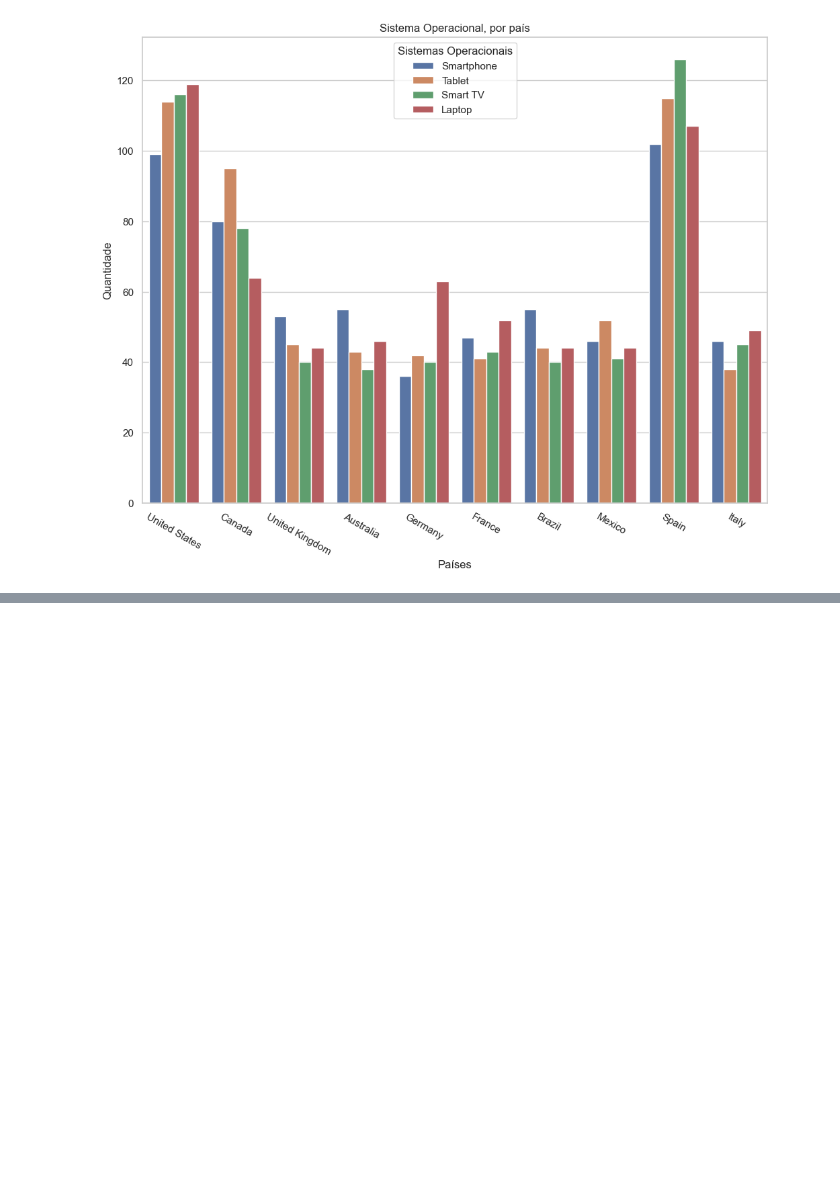
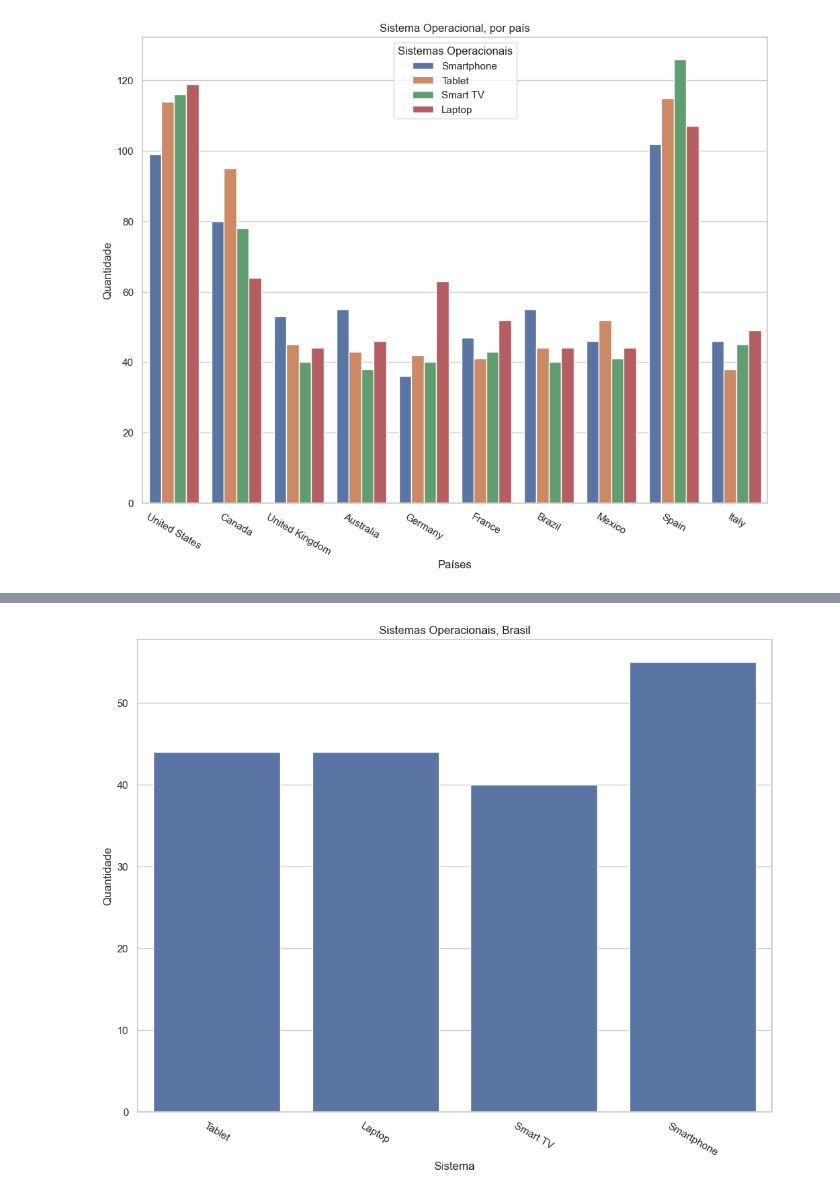
Before and after one commit to reprograma/on26-python-s14-analise-de-dados, a Jupyter notebook: material/aula_s14_parte1.ipynb, the cells around one changed output, grey strips where cells are left out. Saved outputs shown, nothing was run; the diff lists cells and outputs as text; code cells hidden in the pictures; blank space fills up the shorter version.

```diff
--- a/material/aula_s14_parte1.ipynb
+++ b/material/aula_s14_parte1.ipynb
@@ -692,2 +692,8 @@ plt.show()
 # %% [output]
 [figure]
+# %%
+#Outra maneira:
+#filtrar e utilizar só o Brasil
+
+df_brazil = df_netflix[df_netflix['Country'] == 'Brazil']
+df_brazil
@@ -693,0 +714,17 @@ plt.show()
+# %%
+#gráfico
+
+plt.figure(figsize=(12,9))
+
+sns.countplot(data= df_brazil,
+                x= 'Device')
+
+plt.title('Sistemas Operacionais, Brasil')
+plt.xlabel('Sistema')
+plt.ylabel('Quantidade')
+
+plt.xticks(rotation=330)
+
+plt.show()
+# %% [output]
+[figure, added]
```
Also changed, not shown: parts of 2 cells of this notebook.
